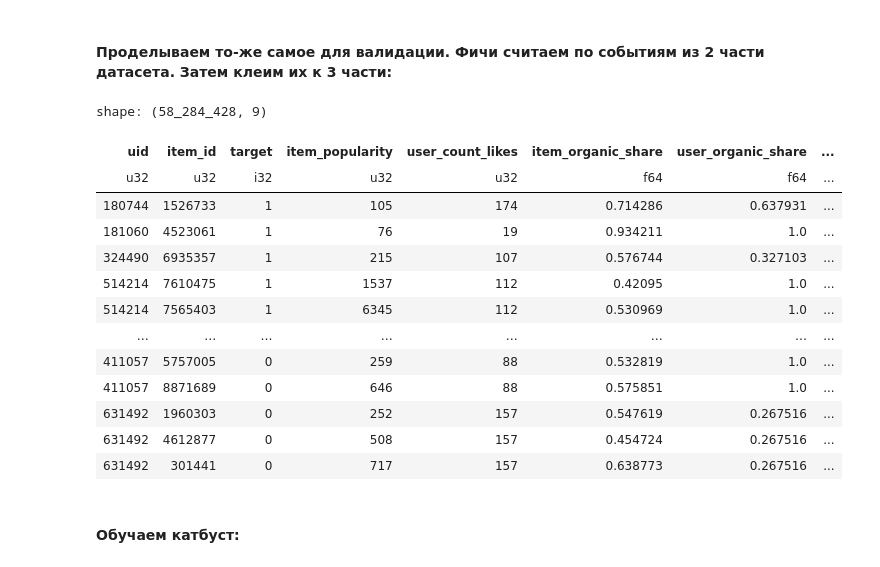
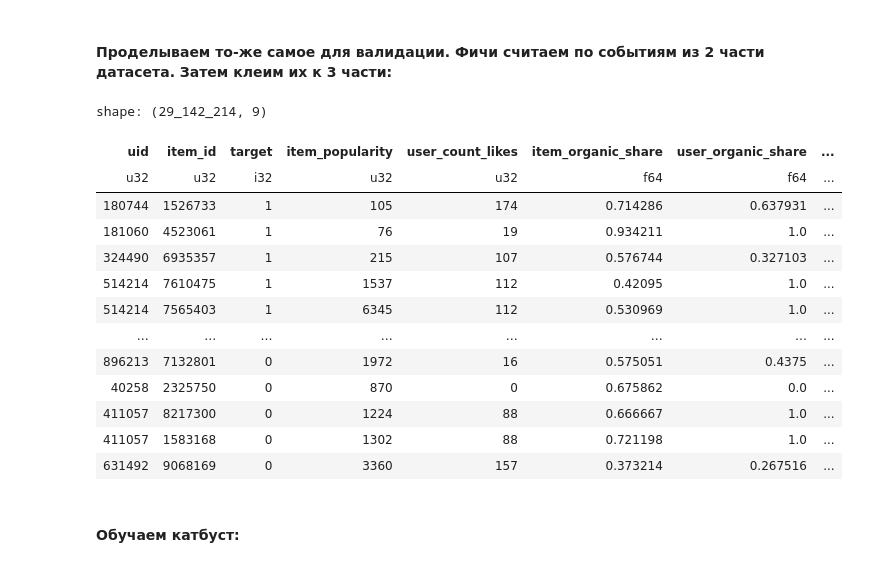
Before and after one commit to Lizavetka99/RecSys-ysda, a Jupyter notebook: practice (3).ipynb, the cells around one changed output. Drawn from its saved outputs; the diff is of its cells as text; code cells hidden in the pictures.

```diff
--- a/practice (3).ipynb
+++ b/practice (3).ipynb
@@ -569,37 +546,37 @@ shape: (58_284_428, 9)
 # %% [markdown]
 #### Проделываем то-же самое для валидации. Фичи считаем по событиям из 2 части датасета. Затем клеим их к 3 части:
 # %%
-val = add_popular_random_negatives(data_part2, data_part3, 3)
+val = add_popular_random_negatives(data_part2, data_part3, k=1, top_n=3000, seed=42)
 val = add_item_popularity(data_part2, val)
 val = add_user_count_likes(data_part2, val)
 val = add_item_organic_share(data_part2, val)
 val = add_user_organic_share(data_part2, val)
 #val = add_user_artist_like_cnt(data_part2, val, artists)
 
 val = add_item_popularity_window(
     data_part2,
     val,
     WINDOW_SEC,
     min_ts2
 )
 val = add_user_last_activity(data_part2, val)
 
 val
 # %% [output]
-shape: (58_284_428, 9)
+shape: (29_142_214, 9)
 | uid | item_id | target | item_popularity | user_count_likes | item_organic_share | user_organic_share | ... |
 | u32 | u32 | i32 | u32 | u32 | f64 | f64 | ... |
 | 180744 | 1526733 | 1 | 105 | 174 | 0.714286 | 0.637931 | ... |
 | 181060 | 4523061 | 1 | 76 | 19 | 0.934211 | 1.0 | ... |
 | 324490 | 6935357 | 1 | 215 | 107 | 0.576744 | 0.327103 | ... |
 | 514214 | 7610475 | 1 | 1537 | 112 | 0.42095 | 1.0 | ... |
 | 514214 | 7565403 | 1 | 6345 | 112 | 0.530969 | 1.0 | ... |
 | … | … | … | … | … | … | … | ... |
-| 411057 | 5757005 | 0 | 259 | 88 | 0.532819 | 1.0 | ... |
-| 411057 | 8871689 | 0 | 646 | 88 | 0.575851 | 1.0 | ... |
-| 631492 | 1960303 | 0 | 252 | 157 | 0.547619 | 0.267516 | ... |
-| 631492 | 4612877 | 0 | 508 | 157 | 0.454724 | 0.267516 | ... |
-| 631492 | 301441 | 0 | 717 | 157 | 0.638773 | 0.267516 | ... |
+| 896213 | 7132801 | 0 | 1972 | 16 | 0.575051 | 0.4375 | ... |
+| 40258 | 2325750 | 0 | 870 | 0 | 0.675862 | 0.0 | ... |
+| 411057 | 8217300 | 0 | 1224 | 88 | 0.666667 | 1.0 | ... |
+| 411057 | 1583168 | 0 | 1302 | 88 | 0.721198 | 1.0 | ... |
+| 631492 | 9068169 | 0 | 3360 | 157 | 0.373214 | 0.267516 | ... |
 # %% [markdown]
 #### Обучаем катбуст:
 # %%
```
Also changed, not shown: parts of 23 cells of this notebook.
